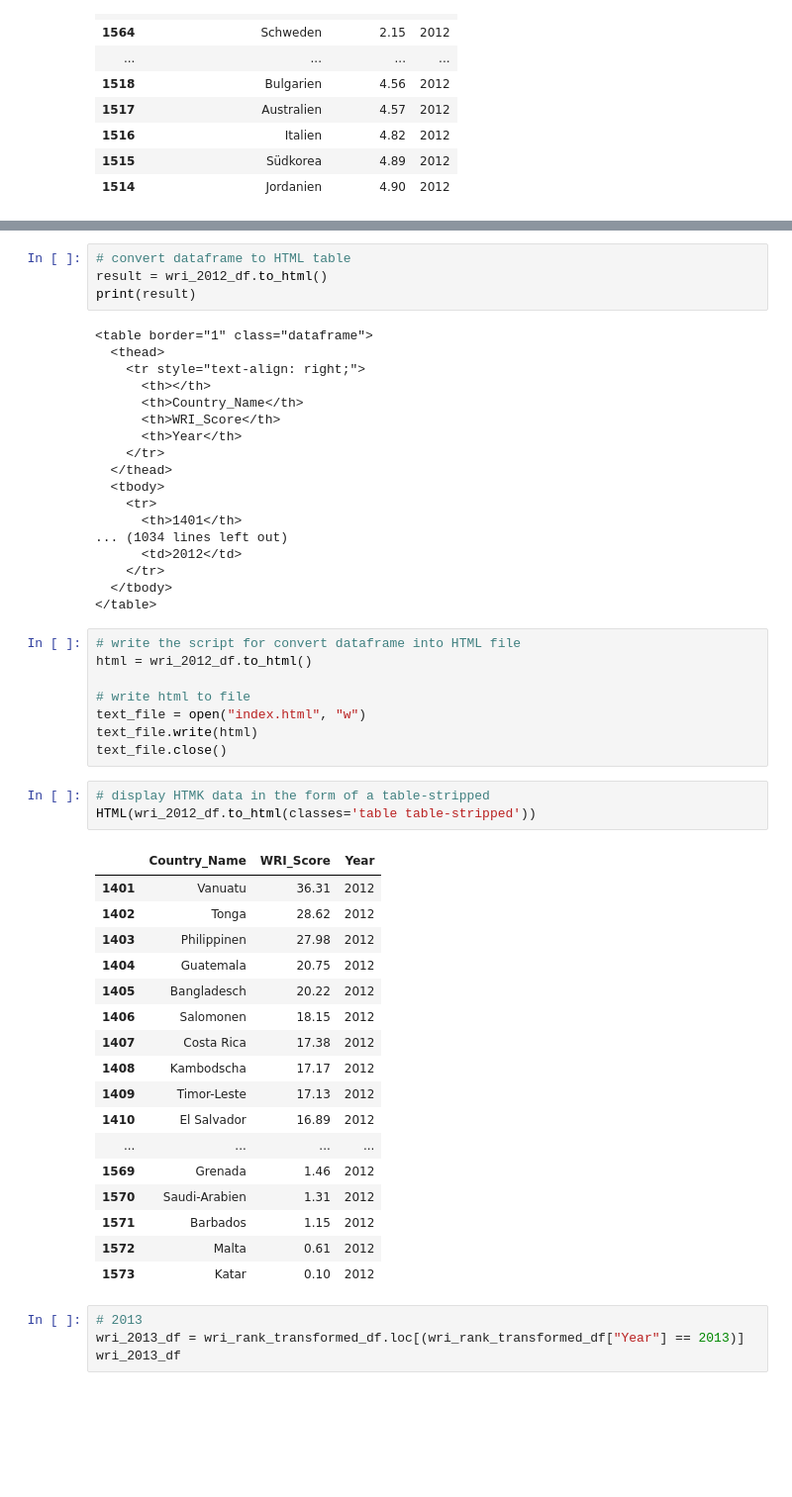
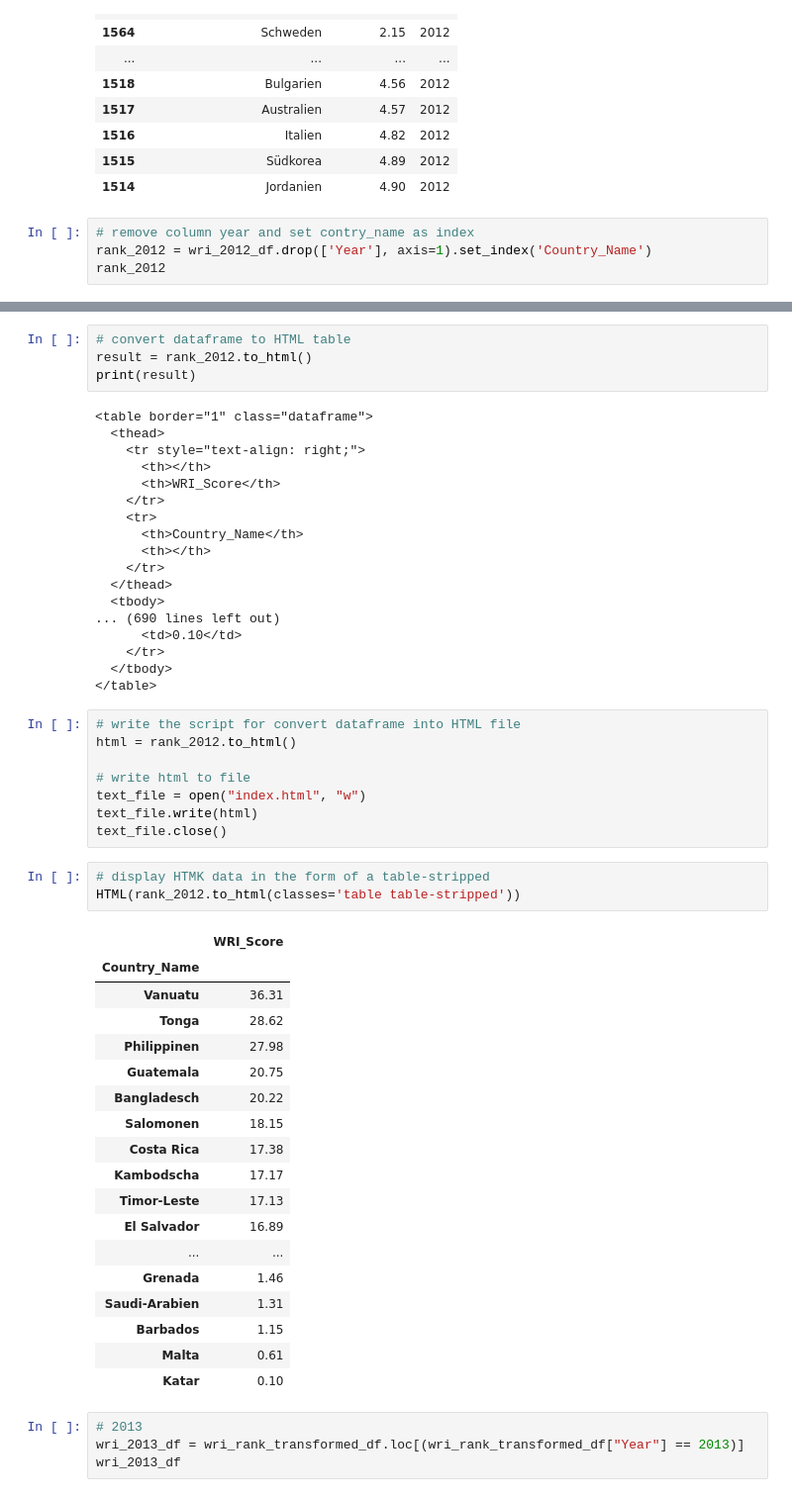
Before and after one commit to b0906/group7, a Jupyter notebook: Data Cleaning/rank_by_wri-Copy1-checkpoint.ipynb, the cells around one changed output, grey strips where cells are left out. Shown at 99% size. Drawn from its saved outputs; the diff is of its cells as text; blank space fills up the shorter version.

Commit message:
converted data to html

```diff
--- a/Data Cleaning/rank_by_wri-Copy1-checkpoint.ipynb
+++ b/Data Cleaning/rank_by_wri-Copy1-checkpoint.ipynb
@@ -264,3 +261,7 @@ wri_2012_df.sort_values("WRI_Score", ascending = True).head(60)
 | 1516 | Italien | 4.82 | 2012 |
 | 1515 | Südkorea | 4.89 | 2012 |
 | 1514 | Jordanien | 4.90 | 2012 |
+# %%
+# remove column year and set contry_name as index
+rank_2012 = wri_2012_df.drop(['Year'], axis=1).set_index('Country_Name')
+rank_2012
@@ -267,28 +316,28 @@ wri_2012_df.sort_values("WRI_Score", ascending = True).head(60)
 # %%
 # convert dataframe to HTML table
-result = wri_2012_df.to_html()
+result = rank_2012.to_html()
 print(result)
 # %% [output]
 <table border="1" class="dataframe">
   <thead>
     <tr style="text-align: right;">
       <th></th>
+      <th>WRI_Score</th>
+    </tr>
+    <tr>
       <th>Country_Name</th>
-      <th>WRI_Score</th>
-      <th>Year</th>
+      <th></th>
     </tr>
   </thead>
   <tbody>
-    <tr>
-      <th>1401</th>
-... (1034 lines left out)
-      <td>2012</td>
+... (690 lines left out)
+      <td>0.10</td>
     </tr>
   </tbody>
 </table>
 # %%
 # write the script for convert dataframe into HTML file
-html = wri_2012_df.to_html()
+html = rank_2012.to_html()
 
 # write html to file
 text_file = open("index.html", "w")
@@ -296,25 +345,26 @@ text_file.write(html)
 text_file.close()
 # %%
 # display HTMK data in the form of a table-stripped
-HTML(wri_2012_df.to_html(classes='table table-stripped'))
+HTML(rank_2012.to_html(classes='table table-stripped'))
 # %% [output]
-|  | Country_Name | WRI_Score | Year |
-| 1401 | Vanuatu | 36.31 | 2012 |
-| 1402 | Tonga | 28.62 | 2012 |
-| 1403 | Philippinen | 27.98 | 2012 |
-| 1404 | Guatemala | 20.75 | 2012 |
-| 1405 | Bangladesch | 20.22 | 2012 |
-| 1406 | Salomonen | 18.15 | 2012 |
-| 1407 | Costa Rica | 17.38 | 2012 |
-| 1408 | Kambodscha | 17.17 | 2012 |
-| 1409 | Timor-Leste | 17.13 | 2012 |
-| 1410 | El Salvador | 16.89 | 2012 |
-| ... | ... | ... | ... |
-| 1569 | Grenada | 1.46 | 2012 |
-| 1570 | Saudi-Arabien | 1.31 | 2012 |
-| 1571 | Barbados | 1.15 | 2012 |
-| 1572 | Malta | 0.61 | 2012 |
-| 1573 | Katar | 0.10 | 2012 |
+|  | WRI_Score |
+| Country_Name |  |
+| Vanuatu | 36.31 |
+| Tonga | 28.62 |
+| Philippinen | 27.98 |
+| Guatemala | 20.75 |
+| Bangladesch | 20.22 |
+| Salomonen | 18.15 |
+| Costa Rica | 17.38 |
+| Kambodscha | 17.17 |
+| Timor-Leste | 17.13 |
+| El Salvador | 16.89 |
+| ... | ... |
+| Grenada | 1.46 |
+| Saudi-Arabien | 1.31 |
+| Barbados | 1.15 |
+| Malta | 0.61 |
+| Katar | 0.10 |
 # %%
 # 2013
 wri_2013_df = wri_rank_transformed_df.loc[(wri_rank_transformed_df["Year"] == 2013)]
```
Also changed, not shown: parts of 57 cells of this notebook, 14 other files.
